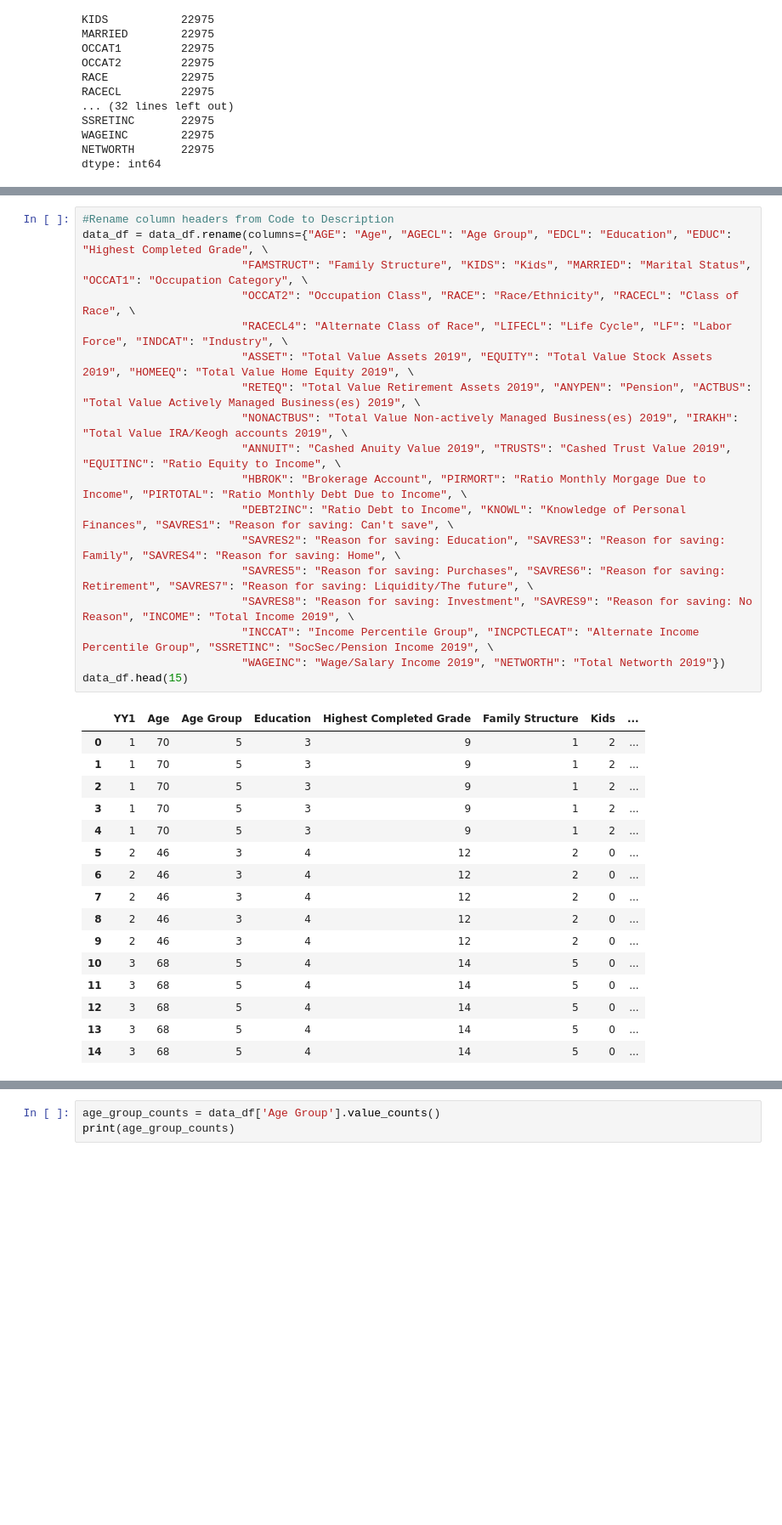
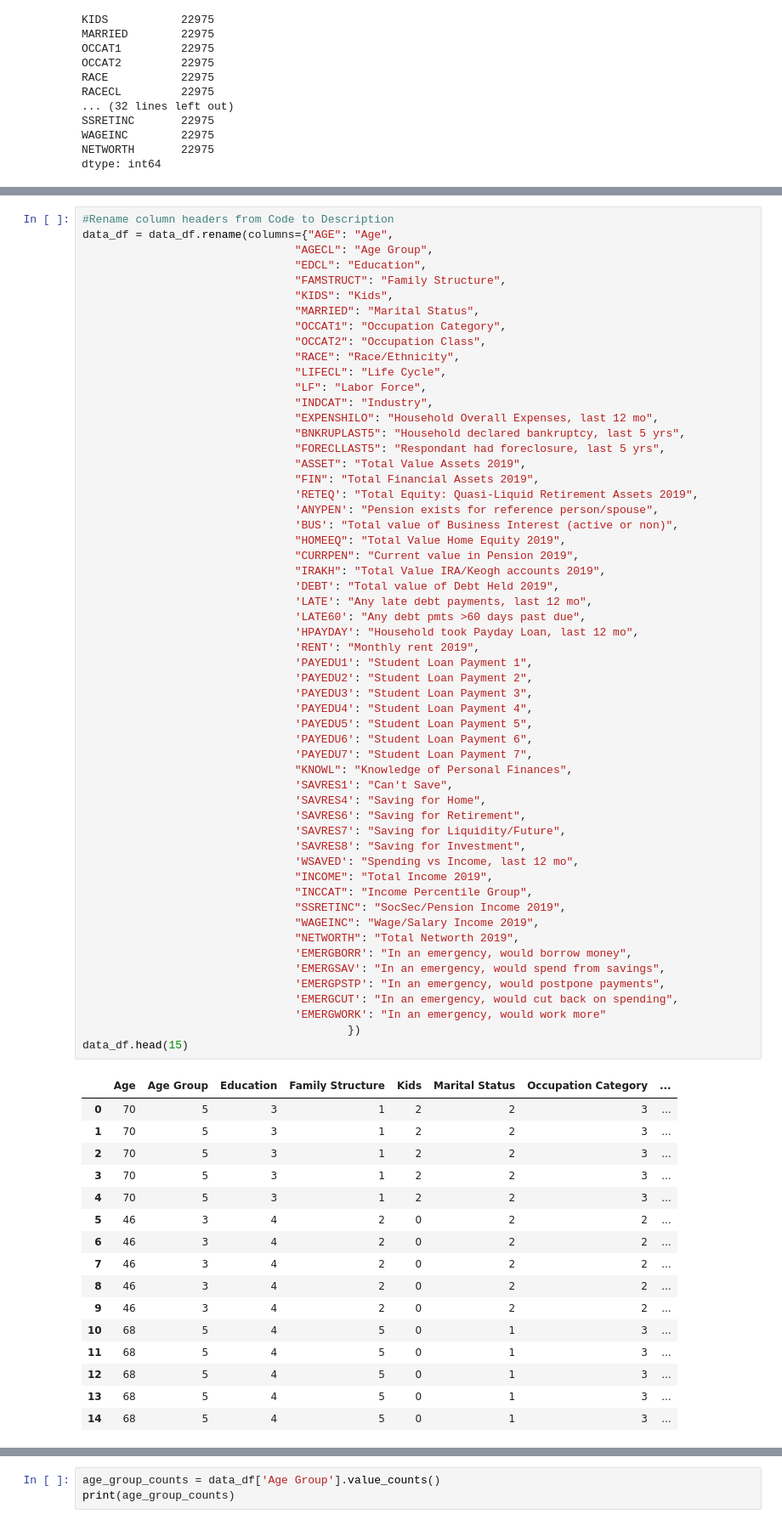
Before and after one commit to HanaDoubleU/project-1, a Jupyter notebook: Survey_Consumer_Finances_AD.ipynb, the cells around one changed output, grey strips where cells are left out. Shown at 85% size. Cells and saved outputs as stored; diff of their text form; blank space fills up the shorter version.

```diff
--- a/Survey_Consumer_Finances_AD.ipynb
+++ b/Survey_Consumer_Finances_AD.ipynb
@@ -124,35 +116,73 @@ data_df.describe()
 # %%
 #Rename column headers from Code to Description
-data_df = data_df.rename(columns={"AGE": "Age", "AGECL": "Age Group", "EDCL": "Education", "EDUC": "Highest Completed Grade", \
-                        "FAMSTRUCT": "Family Structure", "KIDS": "Kids", "MARRIED": "Marital Status", "OCCAT1": "Occupation Category", \
-                        "OCCAT2": "Occupation Class", "RACE": "Race/Ethnicity", "RACECL": "Class of Race", \
-                        "RACECL4": "Alternate Class of Race", "LIFECL": "Life Cycle", "LF": "Labor Force", "INDCAT": "Industry", \
-                        "ASSET": "Total Value Assets 2019", "EQUITY": "Total Value Stock Assets 2019", "HOMEEQ": "Total Value Home Equity 2019", \
-                        "RETEQ": "Total Value Retirement Assets 2019", "ANYPEN": "Pension", "ACTBUS": "Total Value Actively Managed Business(es) 2019", \
-                        "NONACTBUS": "Total Value Non-actively Managed Business(es) 2019", "IRAKH": "Total Value IRA/Keogh accounts 2019", \
-                        "ANNUIT": "Cashed Anuity Value 2019", "TRUSTS": "Cashed Trust Value 2019", "EQUITINC": "Ratio Equity to Income", \
-                        "HBROK": "Brokerage Account", "PIRMORT": "Ratio Monthly Morgage Due to Income", "PIRTOTAL": "Ratio Monthly Debt Due to Income", \
-                        "DEBT2INC": "Ratio Debt to Income", "KNOWL": "Knowledge of Personal Finances", "SAVRES1": "Reason for saving: Can't save", \
-                        "SAVRES2": "Reason for saving: Education", "SAVRES3": "Reason for saving: Family", "SAVRES4": "Reason for saving: Home", \
-                        "SAVRES5": "Reason for saving: Purchases", "SAVRES6": "Reason for saving: Retirement", "SAVRES7": "Reason for saving: Liquidity/The future", \
-                        "SAVRES8": "Reason for saving: Investment", "SAVRES9": "Reason for saving: No Reason", "INCOME": "Total Income 2019", \
-                        "INCCAT": "Income Percentile Group", "INCPCTLECAT": "Alternate Income Percentile Group", "SSRETINC": "SocSec/Pension Income 2019", \
-                        "WAGEINC": "Wage/Salary Income 2019", "NETWORTH": "Total Networth 2019"})
+data_df = data_df.rename(columns={"AGE": "Age",
+                                "AGECL": "Age Group",
+                                "EDCL": "Education",
+                                "FAMSTRUCT": "Family Structure",
+                                "KIDS": "Kids",
+                                "MARRIED": "Marital Status",
+                                "OCCAT1": "Occupation Category",
+                                "OCCAT2": "Occupation Class",
+                                "RACE": "Race/Ethnicity",
+                                "LIFECL": "Life Cycle",
+                                "LF": "Labor Force",
+                                "INDCAT": "Industry",
+                                "EXPENSHILO": "Household Overall Expenses, last 12 mo",
+                                "BNKRUPLAST5": "Household declared bankruptcy, last 5 yrs",
+                                "FORECLLAST5": "Respondant had foreclosure, last 5 yrs",
+                                "ASSET": "Total Value Assets 2019",
+                                "FIN": "Total Financial Assets 2019",
+                                'RETEQ': "Total Equity: Quasi-Liquid Retirement Assets 2019",
+                                'ANYPEN': "Pension exists for reference person/spouse",
+                                'BUS': "Total value of Business Interest (active or non)",
+                                "HOMEEQ": "Total Value Home Equity 2019",
+                                "CURRPEN": "Current value in Pension 2019",
+                                "IRAKH": "Total Value IRA/Keogh accounts 2019",
+                                'DEBT': "Total value of Debt Held 2019",
+                                'LATE': "Any late debt payments, last 12 mo",
+                                'LATE60': "Any debt pmts >60 days past due",
+                                'HPAYDAY': "Household took Payday Loan, last 12 mo",
+                                'RENT': "Monthly rent 2019",
+                                'PAYEDU1': "Student Loan Payment 1",
+                                'PAYEDU2': "Student Loan Payment 2",
+                                'PAYEDU3': "Student Loan Payment 3",
+                                'PAYEDU4': "Student Loan Payment 4",
+                                'PAYEDU5': "Student Loan Payment 5",
+                                'PAYEDU6': "Student Loan Payment 6",
+                                'PAYEDU7': "Student Loan Payment 7",
+                                "KNOWL": "Knowledge of Personal Finances",
+                                'SAVRES1': "Can't Save",
+                                'SAVRES4': "Saving for Home",
+                                'SAVRES6': "Saving for Retirement",
+                                'SAVRES7': "Saving for Liquidity/Future",
+                                'SAVRES8': "Saving for Investment",
+                                'WSAVED': "Spending vs Income, last 12 mo",
+                                "INCOME": "Total Income 2019",
+                                "INCCAT": "Income Percentile Group",
+                                "SSRETINC": "SocSec/Pension Income 2019",
+                                "WAGEINC": "Wage/Salary Income 2019",
+                                "NETWORTH": "Total Networth 2019",
+                                'EMERGBORR': "In an emergency, would borrow money",
+                                'EMERGSAV': "In an emergency, would spend from savings",
+                                'EMERGPSTP': "In an emergency, would postpone payments",
+                                'EMERGCUT': "In an emergency, would cut back on spending",
+                                'EMERGWORK': "In an emergency, would work more"
+                                        })
 data_df.head(15)
 # %% [output]
-|  | YY1 | Age | Age Group | Education | Highest Completed Grade | Family Structure | Kids | ... |
-| 0 | 1 | 70 | 5 | 3 | 9 | 1 | 2 | ... |
-| 1 | 1 | 70 | 5 | 3 | 9 | 1 | 2 | ... |
-| 2 | 1 | 70 | 5 | 3 | 9 | 1 | 2 | ... |
-| 3 | 1 | 70 | 5 | 3 | 9 | 1 | 2 | ... |
-| 4 | 1 | 70 | 5 | 3 | 9 | 1 | 2 | ... |
-| 5 | 2 | 46 | 3 | 4 | 12 | 2 | 0 | ... |
-| 6 | 2 | 46 | 3 | 4 | 12 | 2 | 0 | ... |
-| 7 | 2 | 46 | 3 | 4 | 12 | 2 | 0 | ... |
-| 8 | 2 | 46 | 3 | 4 | 12 | 2 | 0 | ... |
-| 9 | 2 | 46 | 3 | 4 | 12 | 2 | 0 | ... |
-| 10 | 3 | 68 | 5 | 4 | 14 | 5 | 0 | ... |
-| 11 | 3 | 68 | 5 | 4 | 14 | 5 | 0 | ... |
-| 12 | 3 | 68 | 5 | 4 | 14 | 5 | 0 | ... |
-| 13 | 3 | 68 | 5 | 4 | 14 | 5 | 0 | ... |
-| 14 | 3 | 68 | 5 | 4 | 14 | 5 | 0 | ... |
+|  | Age | Age Group | Education | Family Structure | Kids | Marital Status | Occupation Category | ... |
+| 0 | 70 | 5 | 3 | 1 | 2 | 2 | 3 | ... |
+| 1 | 70 | 5 | 3 | 1 | 2 | 2 | 3 | ... |
+| 2 | 70 | 5 | 3 | 1 | 2 | 2 | 3 | ... |
+| 3 | 70 | 5 | 3 | 1 | 2 | 2 | 3 | ... |
+| 4 | 70 | 5 | 3 | 1 | 2 | 2 | 3 | ... |
+| 5 | 46 | 3 | 4 | 2 | 0 | 2 | 2 | ... |
+| 6 | 46 | 3 | 4 | 2 | 0 | 2 | 2 | ... |
+| 7 | 46 | 3 | 4 | 2 | 0 | 2 | 2 | ... |
+| 8 | 46 | 3 | 4 | 2 | 0 | 2 | 2 | ... |
+| 9 | 46 | 3 | 4 | 2 | 0 | 2 | 2 | ... |
+| 10 | 68 | 5 | 4 | 5 | 0 | 1 | 3 | ... |
+| 11 | 68 | 5 | 4 | 5 | 0 | 1 | 3 | ... |
+| 12 | 68 | 5 | 4 | 5 | 0 | 1 | 3 | ... |
+| 13 | 68 | 5 | 4 | 5 | 0 | 1 | 3 | ... |
+| 14 | 68 | 5 | 4 | 5 | 0 | 1 | 3 | ... |
```
Also changed, not shown: parts of 6 cells of this notebook, 1 other file.
